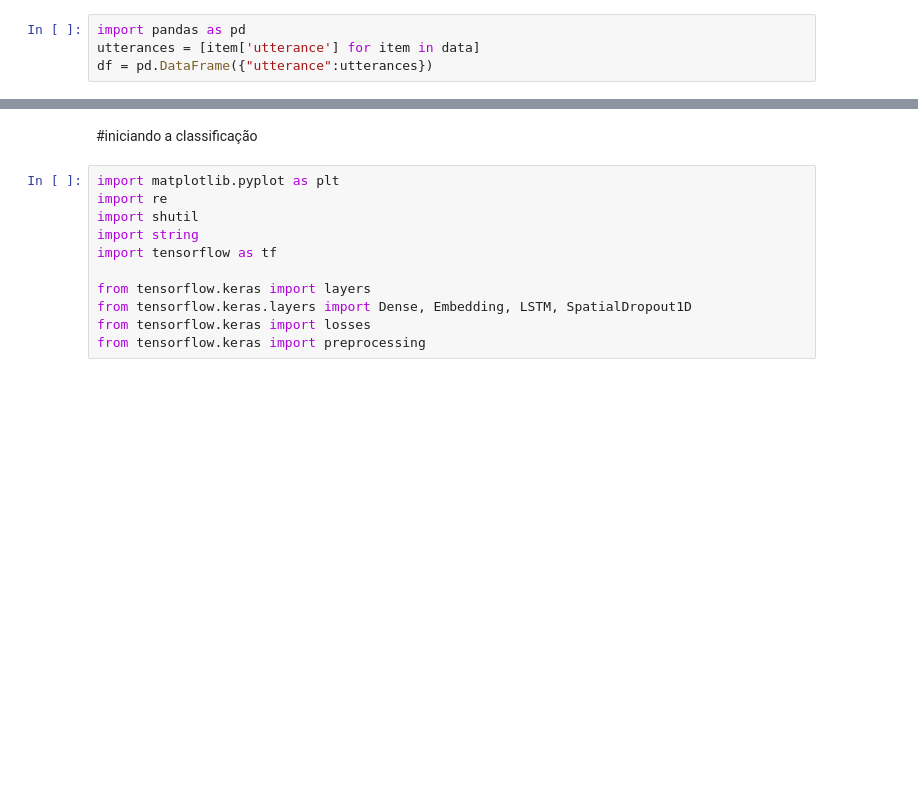
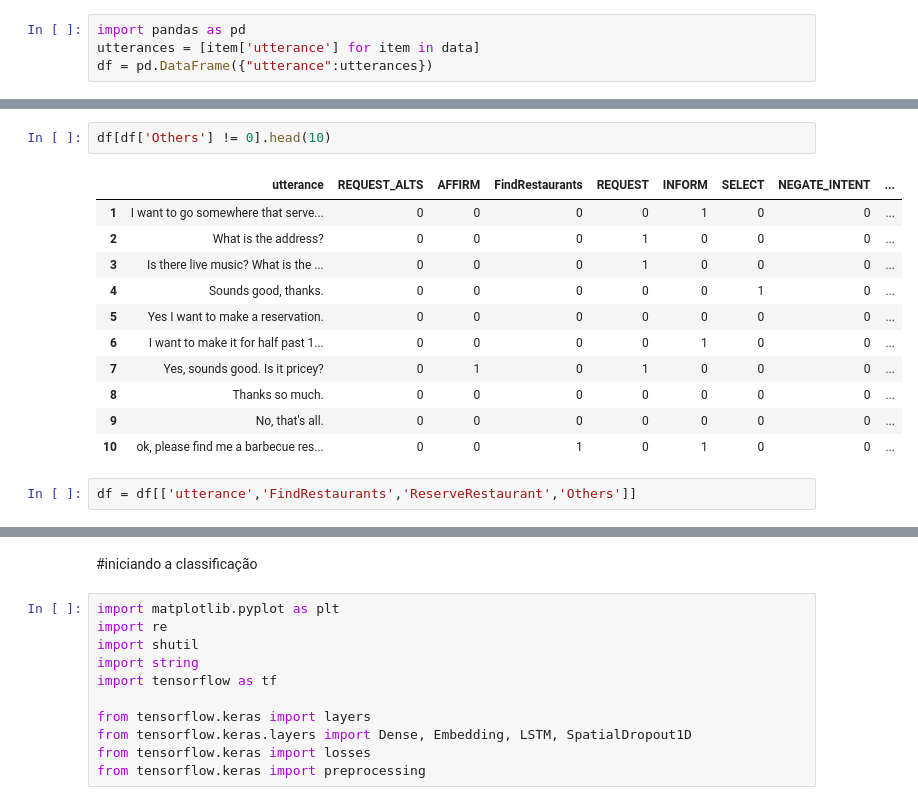
Before and after one commit to IndioP/Projeto_NLP, a Jupyter notebook: NLP.ipynb, the cells around one changed output, grey strips where cells are left out. Drawn from its saved outputs; the diff is of its cells as text; blank space fills up the shorter version.

```diff
--- a/NLP.ipynb
+++ b/NLP.ipynb
@@ -246,0 +286,16 @@ df.head()
+# %%
+df[df['Others'] != 0].head(10)
+# %% [output]
+|  | utterance | REQUEST_ALTS | AFFIRM | FindRestaurants | REQUEST | INFORM | SELECT | NEGATE_INTENT | ... |
+| 1 | I want to go somewhere that serve... | 0 | 0 | 0 | 0 | 1 | 0 | 0 | ... |
+| 2 | What is the address? | 0 | 0 | 0 | 1 | 0 | 0 | 0 | ... |
+| 3 | Is there live music? What is the ... | 0 | 0 | 0 | 1 | 0 | 0 | 0 | ... |
+| 4 | Sounds good, thanks. | 0 | 0 | 0 | 0 | 0 | 1 | 0 | ... |
+| 5 | Yes I want to make a reservation. | 0 | 0 | 0 | 0 | 0 | 0 | 0 | ... |
+| 6 | I want to make it for half past 1... | 0 | 0 | 0 | 0 | 1 | 0 | 0 | ... |
+| 7 | Yes, sounds good. Is it pricey? | 0 | 1 | 0 | 1 | 0 | 0 | 0 | ... |
+| 8 | Thanks so much. | 0 | 0 | 0 | 0 | 0 | 0 | 0 | ... |
+| 9 | No, that's all. | 0 | 0 | 0 | 0 | 0 | 0 | 0 | ... |
+| 10 | ok, please find me a barbecue res... | 0 | 0 | 1 | 0 | 1 | 0 | 0 | ... |
+# %%
+df = df[['utterance','FindRestaurants','ReserveRestaurant','Others']]
```
Also changed, not shown: parts of 22 cells of this notebook.
